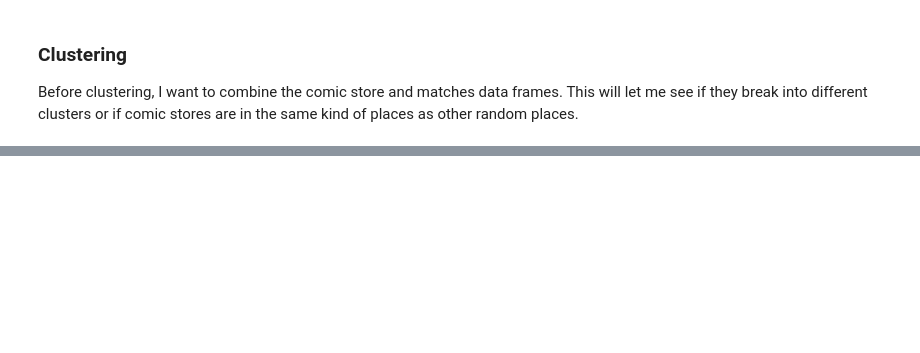
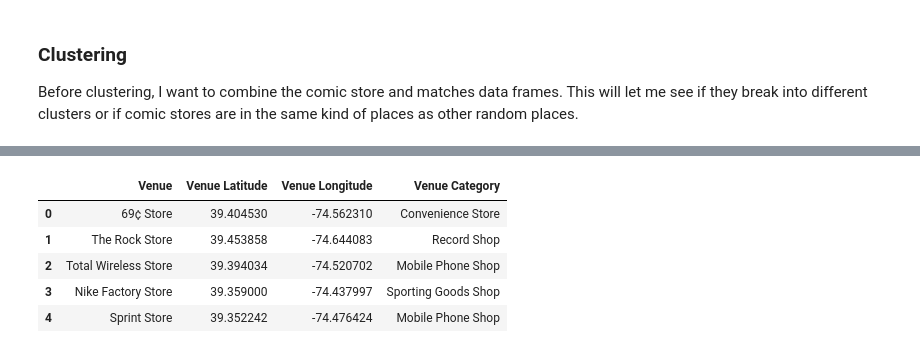
Before and after one commit to akonkel/Coursera_Capstone, a Jupyter notebook: capstone_notebook.ipynb, the cells around one changed output, grey strips where cells are left out. Saved outputs shown, nothing was run; the diff lists cells and outputs as text; code cells hidden in the pictures; blank space fills up the shorter version.

```diff
--- a/capstone_notebook.ipynb
+++ b/capstone_notebook.ipynb
@@ -438,0 +563,51 @@ matches_final[matches_final['Cluster Labels'].isnull()]
+# %%
+# Keep things to 100 results, which should be plenty.  Look in a 20 mile radius, or 105600 feet, around my town.
+LIMIT = 100
+radius = 20*5280
+query = 'store'
+# lat and long for my town from Wikipedia
+lat = 39.378291
+long = -74.599779
+
+store_list = []
+url = 'https://api.foursquare.com/v2/venues/search?&client_id={}&client_secret={}&v={}&ll={},{}&query={}&radius={}&limit={}'.format(
+            CLIENT_ID,
+            CLIENT_SECRET,
+            VERSION,
+            lat,
+            long,
+            query,
+            radius,
+            LIMIT)
+
+results = requests.get(url).json()["response"]['venues']
+
+# return only relevant information for each nearby venue.  Not all have a category, so have to deal with that
+for v in results:
+    if len(v['categories'])==0:
+        store_list.append([(
+        v['name'],
+        v['location']['lat'],
+        v['location']['lng'],
+        'NA')])
+    else:
+        store_list.append([(
+        v['name'],
+        v['location']['lat'],
+        v['location']['lng'],
+        v['categories'][0]['name'])])
+
+stores = pd.DataFrame([item for venue_list in store_list for item in venue_list])
+stores.columns = [
+                  'Venue',
+                  'Venue Latitude',
+                  'Venue Longitude',
+                  'Venue Category']
+stores.head()
+# %% [output]
+|  | Venue | Venue Latitude | Venue Longitude | Venue Category |
+| 0 | 69¢ Store | 39.404530 | -74.562310 | Convenience Store |
+| 1 | The Rock Store | 39.453858 | -74.644083 | Record Shop |
+| 2 | Total Wireless Store | 39.394034 | -74.520702 | Mobile Phone Shop |
+| 3 | Nike Factory Store | 39.359000 | -74.437997 | Sporting Goods Shop |
+| 4 | Sprint Store | 39.352242 | -74.476424 | Mobile Phone Shop |
```
Also changed, not shown: parts of 27 cells of this notebook.
